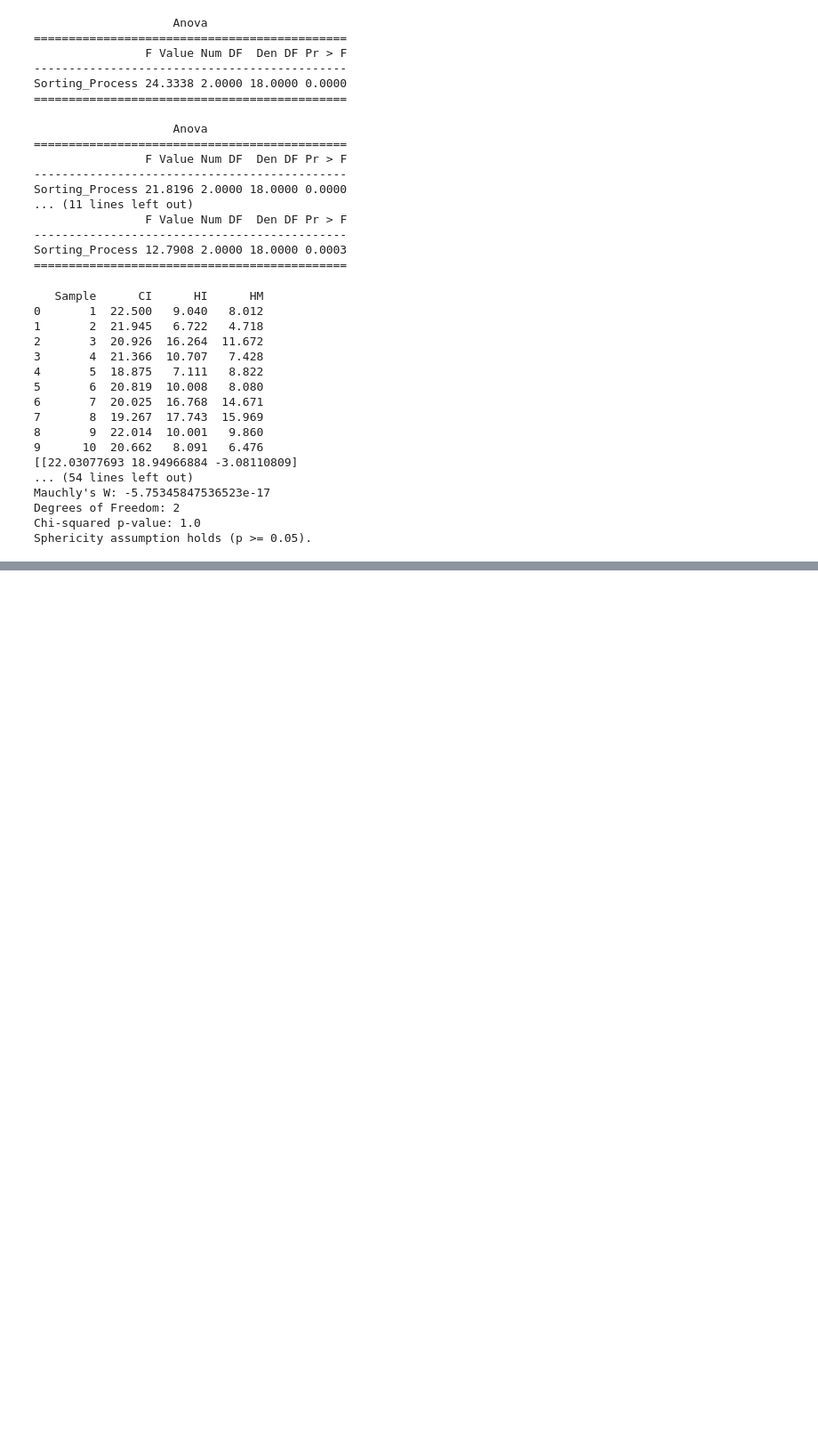
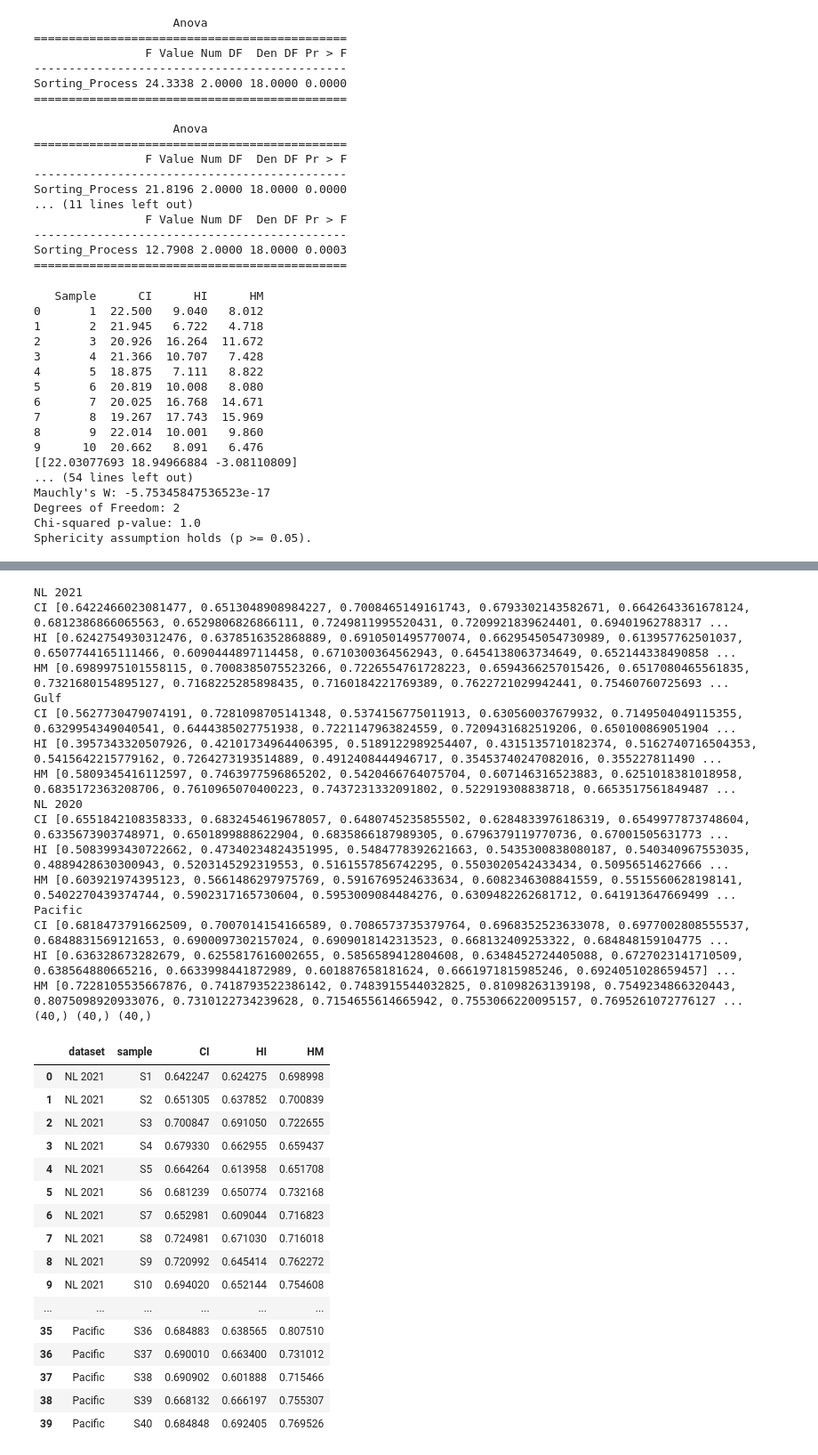
Before and after one commit to AnaisLacoursiereRoussel/AMP_code, a Jupyter notebook: Richness_BoxPlots.ipynb, the cells around one changed output, grey strips where cells are left out. Shown at 89% size. Saved outputs shown, nothing was run; the diff lists cells and outputs as text; code cells hidden in the pictures; blank space fills up the shorter version.

```diff
--- a/Richness_BoxPlots.ipynb
+++ b/Richness_BoxPlots.ipynb
@@ -1301,0 +1392,11 @@ Sphericity assumption holds (p >= 0.05).
+# %%
+pivot_dicts = []
+for i, row in df.iterrows():
+    new_CI_row = {'sample': row['sample'], 'richness': row['CI'], 'sorting_process': 'CI', 'dataset': row['dataset']}
+    new_HI_row = {'sample': row['sample'], 'richness': row['HI'], 'sorting_process': 'HI', 'dataset': row['dataset']}
+    new_HM_row = {'sample': row['sample'], 'richness': row['HM'], 'sorting_process': 'HM', 'dataset': row['dataset']}
+    pivot_dicts.append(new_CI_row)
+    pivot_dicts.append(new_HI_row)
+    pivot_dicts.append(new_HM_row)
+pivot_df = pd.DataFrame(pivot_dicts)
+pivot_df
@@ -1301,0 +1419,66 @@ Sphericity assumption holds (p >= 0.05).
+# %%
+sorting_processes = ['CI', 'HI', 'HM']
+xl_regions = []
+xl_samples = []
+xl_pielou_by_sorting_process = {'CI': [], 'HI': [], 'HM': []}
+sample_counter = 1
+for key, value in pielou_box_data.items():
+    print(key)
+    for i, process in enumerate(value):
+        if key == 'Gulf':
+            if i == 0:
+                continue
+            else:
+                print(sorting_processes[i - 1], process, np.median(process))
+                for richness in process:
+                    xl_pielou_by_sorting_process[sorting_processes[i-1]].append(richness)
+                    if i == 1:
+                        xl_regions.append(key)
+                        xl_samples.append(f"S{sample_counter}")
+                        sample_counter += 1
+        else:
+            print(sorting_processes[i], process, np.median(process))
+            for richness in process:
+                xl_pielou_by_sorting_process[sorting_processes[i]].append(richness)
+                if i ==1:
+                    xl_regions.append(key)
+                    xl_samples.append(f"S{sample_counter}")
+                    sample_counter += 1
+print(np.shape(xl_regions), np.shape(xl_samples), np.shape(xl_pielou_by_sorting_process['CI']))
+df = pd.DataFrame({'dataset': xl_regions, 'sample': xl_samples, 'CI': xl_pielou_by_sorting_process['CI'], 'HI': xl_pielou_by_sorting_process['HI'], 'HM': xl_pielou_by_sorting_process['HM']})
+df
+# %% [output]
+NL 2021
+CI [0.6422466023081477, 0.6513048908984227, 0.7008465149161743, 0.6793302143582671, 0.6642643361678124, 0.6812386866065563, 0.6529806826866111, 0.7249811995520431, 0.7209921839624401, 0.69401962788317 ...
+HI [0.6242754930312476, 0.6378516352868889, 0.6910501495770074, 0.6629545054730989, 0.613957762501037, 0.6507744165111466, 0.6090444897114458, 0.6710300364562943, 0.6454138063734649, 0.652144338490858 ...
+HM [0.6989975101558115, 0.7008385075523266, 0.7226554761728223, 0.6594366257015426, 0.6517080465561835, 0.7321680154895127, 0.7168225285898435, 0.7160184221769389, 0.7622721029942441, 0.75460760725693 ...
+Gulf
+CI [0.5627730479074191, 0.7281098705141348, 0.5374156775011913, 0.630560037679932, 0.7149504049115355, 0.6329954349040541, 0.6444385027751938, 0.7221147963824559, 0.7209431682519206, 0.650100869051904 ...
+HI [0.3957343320507926, 0.42101734964406395, 0.5189122989254407, 0.4315135710182374, 0.5162740716504353, 0.5415642215779162, 0.7264273193514889, 0.4912408444946717, 0.35453740247082016, 0.355227811490 ...
+HM [0.5809345416112597, 0.7463977596865202, 0.5420466764075704, 0.607146316523883, 0.6251018381018958, 0.6835172363208706, 0.7610965070400223, 0.7437231332091802, 0.522919308838718, 0.6653517561849487 ...
+NL 2020
+CI [0.6551842108358333, 0.6832454619678057, 0.6480745235855502, 0.6284833976186319, 0.6549977873748604, 0.6335673903748971, 0.6501899888622904, 0.6835866187989305, 0.6796379119770736, 0.67001505631773 ...
+HI [0.5083993430722662, 0.47340234824351995, 0.5484778392621663, 0.5435300838080187, 0.540340967553035, 0.4889428630300943, 0.5203145292319553, 0.5161557856742295, 0.5503020542433434, 0.50956514627666 ...
+HM [0.603921974395123, 0.5661486297975769, 0.5916769524633634, 0.6082346308841559, 0.5515560628198141, 0.5402270439374744, 0.5902317165730604, 0.5953009084484276, 0.6309482262681712, 0.641913647669499 ...
+Pacific
+CI [0.6818473791662509, 0.7007014154166589, 0.7086573735379764, 0.6968352523633078, 0.6977002808555537, 0.6848831569121653, 0.6900097302157024, 0.6909018142313523, 0.668132409253322, 0.684848159104775 ...
+HI [0.636328673282679, 0.6255817616002655, 0.5856589412804608, 0.6348452724405088, 0.6727023141710509, 0.638564880665216, 0.6633998441872989, 0.601887658181624, 0.6661971815985246, 0.6924051028659457] ...
+HM [0.7228105535667876, 0.7418793522386142, 0.7483915544032825, 0.81098263139198, 0.7549234866320443, 0.8075098920933076, 0.7310122734239628, 0.7154655614665942, 0.7553066220095157, 0.7695261072776127 ...
+(40,) (40,) (40,)
+|  | dataset | sample | CI | HI | HM |
+| 0 | NL 2021 | S1 | 0.642247 | 0.624275 | 0.698998 |
+| 1 | NL 2021 | S2 | 0.651305 | 0.637852 | 0.700839 |
+| 2 | NL 2021 | S3 | 0.700847 | 0.691050 | 0.722655 |
+| 3 | NL 2021 | S4 | 0.679330 | 0.662955 | 0.659437 |
+| 4 | NL 2021 | S5 | 0.664264 | 0.613958 | 0.651708 |
+| 5 | NL 2021 | S6 | 0.681239 | 0.650774 | 0.732168 |
+| 6 | NL 2021 | S7 | 0.652981 | 0.609044 | 0.716823 |
+| 7 | NL 2021 | S8 | 0.724981 | 0.671030 | 0.716018 |
+| 8 | NL 2021 | S9 | 0.720992 | 0.645414 | 0.762272 |
+| 9 | NL 2021 | S10 | 0.694020 | 0.652144 | 0.754608 |
+| ... | ... | ... | ... | ... | ... |
+| 35 | Pacific | S36 | 0.684883 | 0.638565 | 0.807510 |
+| 36 | Pacific | S37 | 0.690010 | 0.663400 | 0.731012 |
+| 37 | Pacific | S38 | 0.690902 | 0.601888 | 0.715466 |
+| 38 | Pacific | S39 | 0.668132 | 0.666197 | 0.755307 |
+| 39 | Pacific | S40 | 0.684848 | 0.692405 | 0.769526 |
```
Also changed, not shown: parts of 24 cells of this notebook, 3 other files.
